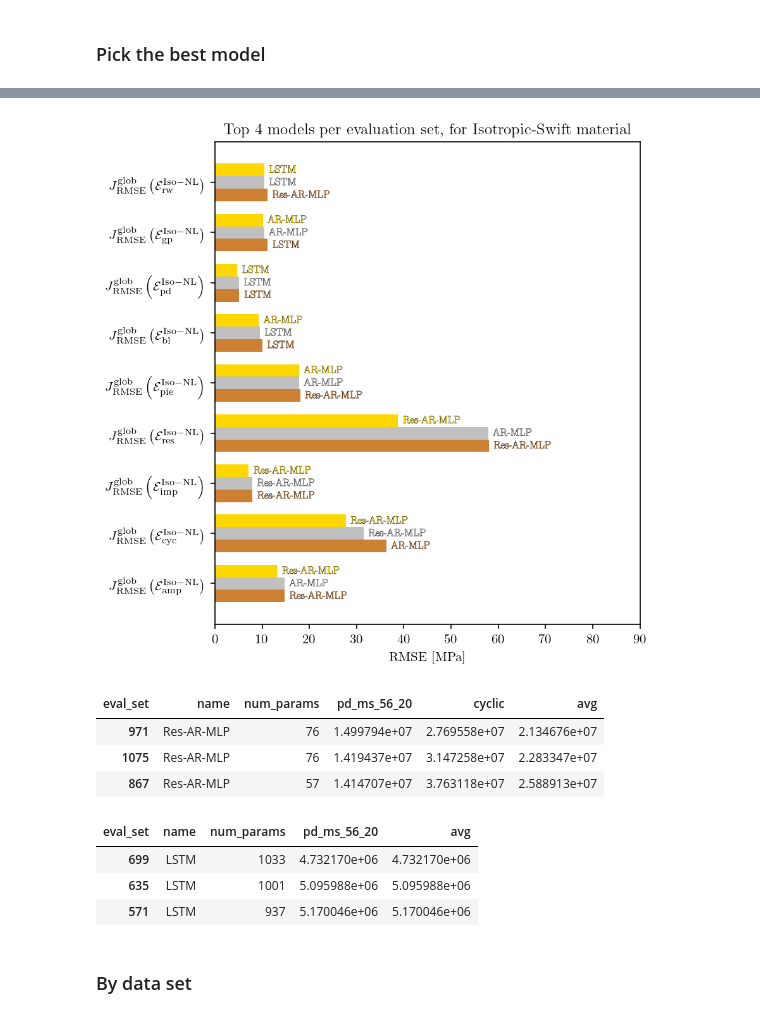
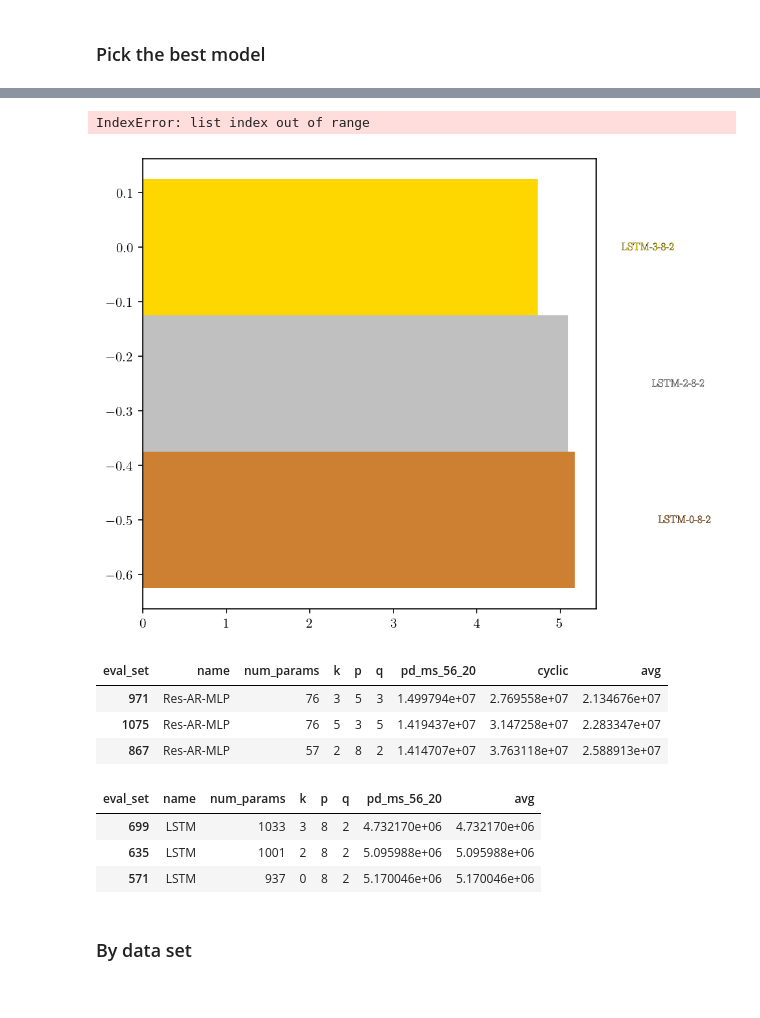
Before and after one commit to zsoca000/EP-neural-nets, a Jupyter notebook: notebooks/tasks/task1-grid-search.ipynb, the cells around one changed output, grey strips where cells are left out. Cells and saved outputs as stored; diff of their text form; code cells hidden in the pictures.

```diff
--- a/notebooks/tasks/task1-grid-search.ipynb
+++ b/notebooks/tasks/task1-grid-search.ipynb
@@ -30,9 +30,6 @@ with open(root  / "data" / "data_sets.yaml" , "r") as f:
 train_inp_names = datasets["train"]
 eval_rand_inp_names = datasets["eval"]["rand"]
 eval_crit_inp_names = datasets["eval"]["crit"]
-
-train_inp_names.remove('combined_42_200')
-eval_rand_inp_names.remove('combined_56_20')
 # %%
 # Find trained models
 mat_name = 'isotropic-swift'
@@ -55,7 +52,7 @@ for model_dir in tqdm(model_dirs):
     trainer.load(model_dir/'model.pth')
     trainers.append(trainer)
 
-    eval_metrics_path = Path(model_folder,trainer.model.name,'eval_metrics.json',)
+    eval_metrics_path = Path(model_folder,trainer.model.name,'eval_metrics.json')
 
     with open(eval_metrics_path,'rb') as f:
         error_metrics = json.load(f)
@@ -162,7 +164,7 @@ err_types = [
     ('local','v'),
     ('global','o')
 ]
-err_measure = 'MSE_rel'
+err_measure = 'RMSE'
 
 fig, ax = plt.subplots(2,2,figsize=(6,6),dpi=150,sharex=True, sharey=True)
 ax = ax.flatten()
@@ -207,11 +209,6 @@ fig.legend(
     frameon=False,
 )
 plt.tight_layout(rect=[0, 0, 1, 0.8])
-
-
-plt.savefig(figure_path / 'grid-search-nmse-loc-vs-glob.svg',format='svg')
-plt.savefig(figure_path / 'grid-search-nmse-loc-vs-glob.pdf', bbox_inches='tight')
-
 plt.show()
 # %% [output]
 [figure]
@@ -656,61 +656,61 @@ for eval_inp_name in eval_crit_inp_names + eval_rand_inp_names:
     for _, row in top3.iterrows():
         plot_data.append({
             "test": eval_inp_name,
-            "model": row["name"],
+            "model": f"{row['name']}-{row['k']}-{row['p']}-{row['q']}",
             "error": row[eval_inp_name]
         })
 
 plot_df = pd.DataFrame(plot_data)
 
 # Now horizontal plot
-plot_df['test'] = plot_df['test'].apply(lambda x: eval_metric_latex('RMSE', 'global', mat_name, 'eval', x))
+# plot_df['test'] = plot_df['test'].apply(lambda x: eval_metric_latex('RMSE', 'global', mat_name, 'eval', x))
 eval_inp_names = plot_df["test"].unique()
 width = 0.25  # height of each bar
 
 plt.figure(figsize=(6,6), dpi=150)
 
 for i, test in enumerate(eval_inp_names):
     top3 = plot_df[plot_df["test"] == test].sort_values("error")
     y = np.arange(len(top3)) + i*(width*len(top3))
     for j, (_, row) in enumerate(top3.iterrows()):
         plt.barh(i - j*width, row["error"]/1e6, height=width, color=colors[j])
         txt = plt.text((row["error"]/1e6)+1, i - j*width, row["model"], va='center', ha='left', fontsize=8, color=colors[j])
         txt.set_path_effects([
             path_effects.Stroke(linewidth=0.25, foreground='black'),  # outline color & thickness
             path_effects.Normal()  # normal rendering of text
         ])
 # Set yticks in the middle of the grouped bars
 plt.yticks([i - width for i in range(len(eval_inp_names))], eval_inp_names)
 plt.xlabel("RMSE [MPa]")
 plt.title("Top 4 models per evaluation set, for Isotropic-Swift material")
 plt.xlim(0, 90)  # adjust to match your previous ylim
 plt.tight_layout()
-plt.savefig(root / 'figures' / 'grid-search-top-models.png', dpi=500)
 plt.show()
 # %% [output]
+IndexError: list index out of range
-[figure, old version]
+[figure, new version]
 # %%
 sets = ['pd_ms_56_20', 'cyclic']
 
-df_tmp = df[['name','num_params'] + sets].copy()
+df_tmp = df[['name','num_params', 'k', 'p', 'q'] + sets].copy()
 df_tmp['avg'] = df_tmp[sets].mean(axis=1)
 df_tmp.sort_values('avg')[:3]
 # %% [output]
-| eval_set | name | num_params | pd_ms_56_20 | cyclic | avg |
-| 971 | Res-AR-MLP | 76 | 1.499794e+07 | 2.769558e+07 | 2.134676e+07 |
-| 1075 | Res-AR-MLP | 76 | 1.419437e+07 | 3.147258e+07 | 2.283347e+07 |
-| 867 | Res-AR-MLP | 57 | 1.414707e+07 | 3.763118e+07 | 2.588913e+07 |
+| eval_set | name | num_params | k | p | q | pd_ms_56_20 | cyclic | avg |
+| 971 | Res-AR-MLP | 76 | 3 | 5 | 3 | 1.499794e+07 | 2.769558e+07 | 2.134676e+07 |
+| 1075 | Res-AR-MLP | 76 | 5 | 3 | 5 | 1.419437e+07 | 3.147258e+07 | 2.283347e+07 |
+| 867 | Res-AR-MLP | 57 | 2 | 8 | 2 | 1.414707e+07 | 3.763118e+07 | 2.588913e+07 |
 # %%
 sets = ['pd_ms_56_20']
 
-df_tmp = df[['name','num_params'] + sets].copy()
+df_tmp = df[['name','num_params', 'k', 'p', 'q'] + sets].copy()
 df_tmp['avg'] = df_tmp[sets].mean(axis=1)
 df_tmp.sort_values('avg')[:3]
 # %% [output]
-| eval_set | name | num_params | pd_ms_56_20 | avg |
-| 699 | LSTM | 1033 | 4.732170e+06 | 4.732170e+06 |
-| 635 | LSTM | 1001 | 5.095988e+06 | 5.095988e+06 |
-| 571 | LSTM | 937 | 5.170046e+06 | 5.170046e+06 |
+| eval_set | name | num_params | k | p | q | pd_ms_56_20 | avg |
+| 699 | LSTM | 1033 | 3 | 8 | 2 | 4.732170e+06 | 4.732170e+06 |
+| 635 | LSTM | 1001 | 2 | 8 | 2 | 5.095988e+06 | 5.095988e+06 |
+| 571 | LSTM | 937 | 0 | 8 | 2 | 5.170046e+06 | 5.170046e+06 |
 # %% [markdown]
 ### By data set
 # %%
```
Also changed, not shown: parts of 8 cells of this notebook, 20 other files.
